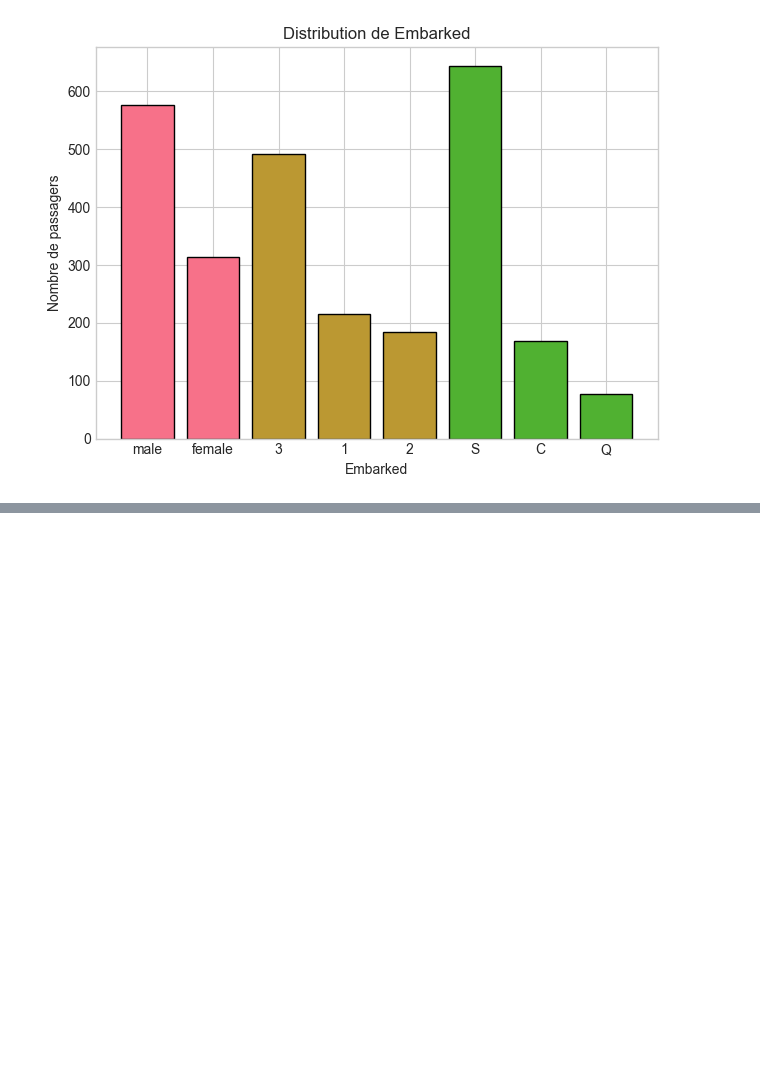
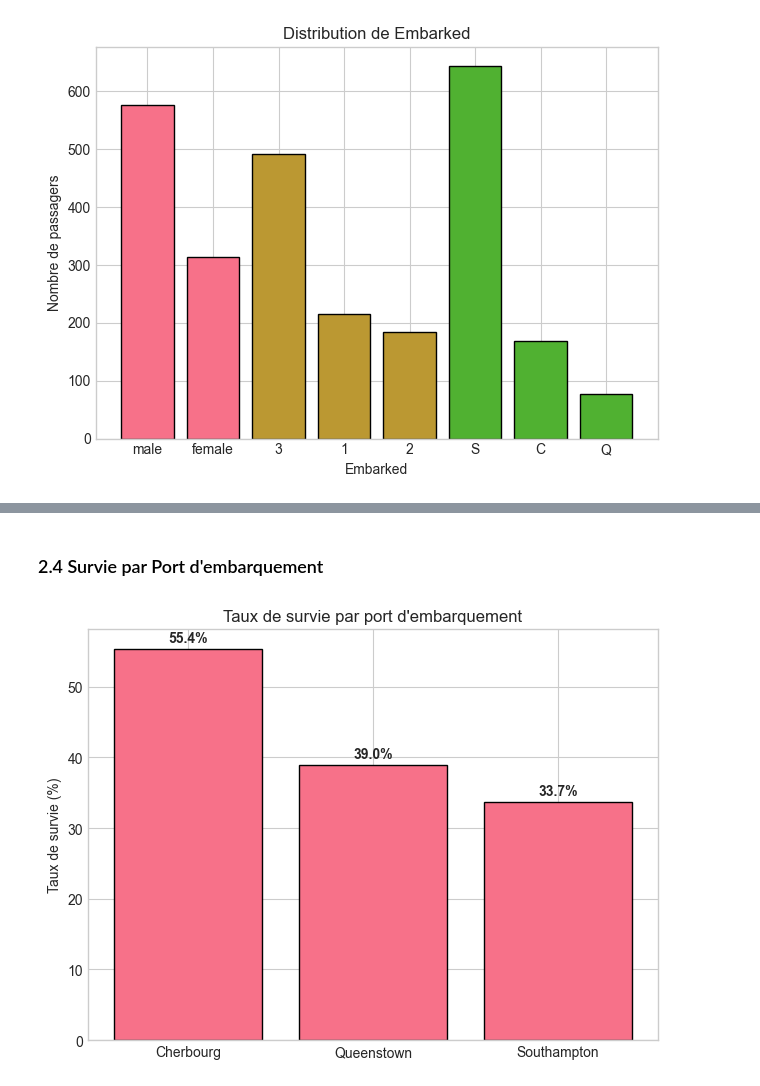
Before and after one commit to MaxMxx/titanic-prog-avance, a Jupyter notebook: notebooks/011_eda.ipynb, the cells around one changed output, grey strips where cells are left out. Cells and saved outputs as stored; diff of their text form; code cells hidden in the pictures; blank space fills up the shorter version.

```diff
--- a/notebooks/011_eda.ipynb
+++ b/notebooks/011_eda.ipynb
@@ -114,0 +171,19 @@ plt.show()
+# %% [markdown]
+### 2.4 Survie par Port d'embarquement
+# %%
+fig, axes = plt.subplots(1, 1)
+
+survival_by_embarked = df.groupby('Embarked')['Survived'].mean() * 100
+port_names = {'C': 'Cherbourg', 'Q': 'Queenstown', 'S': 'Southampton'}
+survival_by_embarked.index = survival_by_embarked.index.map(port_names)
+
+axes.bar(survival_by_embarked.index, survival_by_embarked.values, edgecolor='black')
+axes.set_ylabel('Taux de survie (%)')
+axes.set_title('Taux de survie par port d\'embarquement')
+for i, v in enumerate(survival_by_embarked.values):
+    axes.text(i, v + 1, f'{v:.1f}%', ha='center', fontweight='bold')
+
+plt.tight_layout()
+plt.show()
+# %% [output]
+[figure, added]
```
Also changed, not shown: parts of 7 cells of this notebook.
